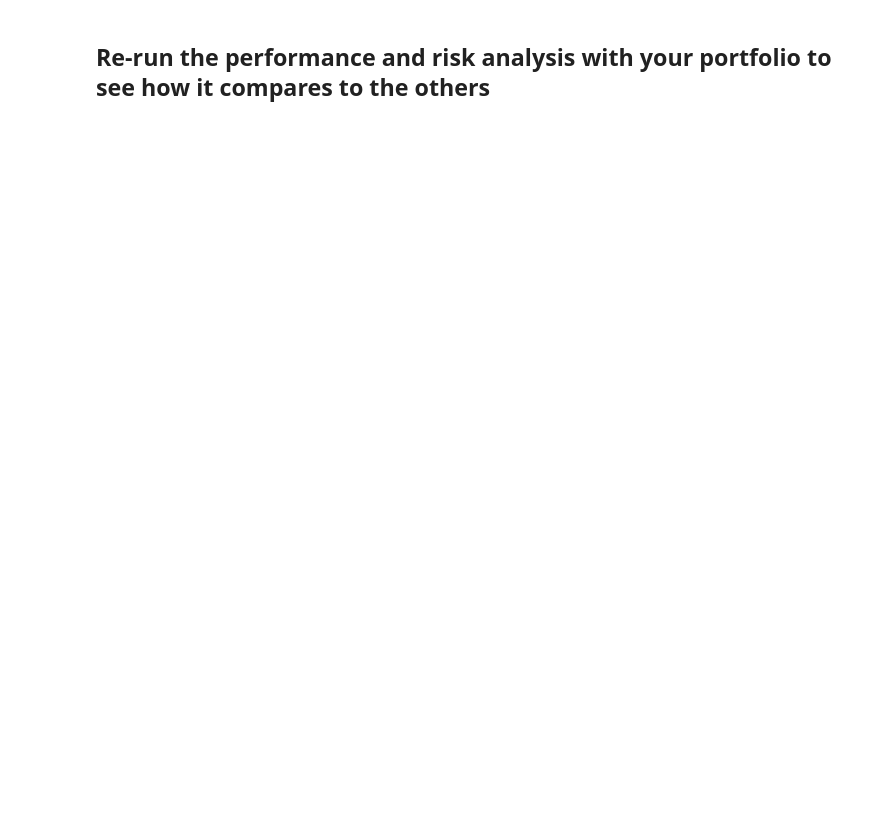
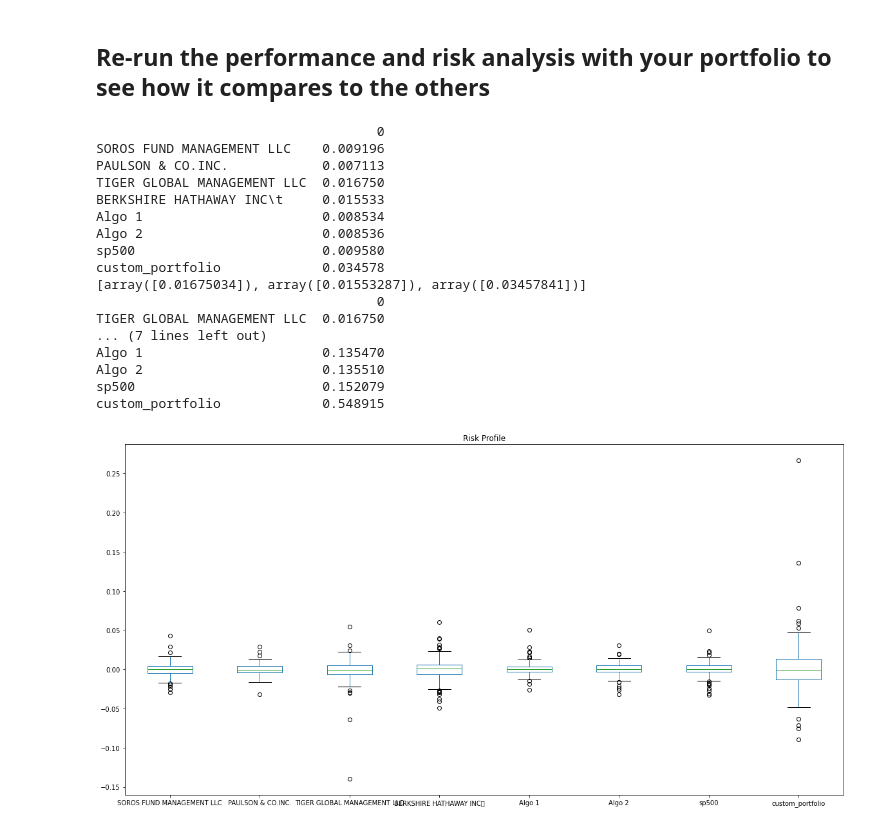
Before and after one commit to SeminoleCasa/hw-3, a Jupyter notebook: whale_analysis.ipynb, the cells around one changed output. Drawn from its saved outputs; the diff is of its cells as text; code cells hidden in the pictures; blank space fills up the shorter version.

Commit message:
risk analysis for custom portfolio

```diff
--- a/whale_analysis.ipynb
+++ b/whale_analysis.ipynb
@@ -387,5 +457,5 @@ fb_data.head()
 # %%
 # Drop Nulls
-# YOUR CODE HERE
+custom_portfolio.dropna(inplace = True)
 # %% [markdown]
 ## Calculate the weighted returns for the portfolio assuming an equal number of shares for each stock
@@ -395,0 +462,7 @@ weights = [1/3, 1/3, 1/3]
+# %%
+# Calculate weighted portfolio returns
+weights = [.25, .25, .25, .25]
+portfolio_returns = custom_portfolio.pct_change()
+portfolio_returns.dropna(inplace = True)
+weighted_portfolio_returns = pd.DataFrame(portfolio_returns.dot(weights))
+weighted_portfolio_returns.head
@@ -400,0 +486,5 @@ weights = [1/3, 1/3, 1/3]
+# %%
+# Add your "Custom" portfolio to the larger dataframe of fund returns
+all_returns = pd.concat([combined_returns, weighted_portfolio_returns], axis = "columns", join = "inner")
+all_returns.columns = ["SOROS FUND MANAGEMENT LLC", "PAULSON & CO.INC.", "TIGER GLOBAL MANAGEMENT LLC", "BERKSHIRE HATHAWAY INC	", "Algo 1", "Algo 2", "sp500", "custom_portfolio"]
+all_returns.head()
@@ -401,5 +498,5 @@ weights = [1/3, 1/3, 1/3]
 # %%
 # Only compare dates where return data exists for all the stocks (drop NaNs)
-# YOUR CODE HERE
+all_returns.dropna(inplace = True)
 # %% [markdown]
 ## Re-run the performance and risk analysis with your portfolio to see how it compares to the others
@@ -409,3 +503,45 @@ weights = [1/3, 1/3, 1/3]
+# %%
+# Risk
+all_returns.plot(kind="box", figsize=(20,10),title="Risk Profile")
+# std
+data = all_returns.std()
+risk_management = pd.DataFrame(data)
+print(risk_management)
+sp500_std = risk_management.loc['sp500', 0]
+
+filtered_dataset = []
+for row in risk_management.values:
+    if (row[0] > sp500_std ):
+        filtered_dataset.append(row)
+
+print(filtered_dataset)
+
+# riskiest_portfolios
+riskiest_portfolios = risk_management.loc[risk_management[0] > sp500_std]
+print(riskiest_portfolios)
+
+# annualized_std
+annualized_returns_std = risk_management * np.sqrt(252)
+print(annualized_returns_std)
+# %% [output]
+                                    0
+SOROS FUND MANAGEMENT LLC    0.009196
+PAULSON & CO.INC.            0.007113
+TIGER GLOBAL MANAGEMENT LLC  0.016750
+BERKSHIRE HATHAWAY INC\t     0.015533
+Algo 1                       0.008534
+Algo 2                       0.008536
+sp500                        0.009580
+custom_portfolio             0.034578
+[array([0.01675034]), array([0.01553287]), array([0.03457841])]
+                                    0
+TIGER GLOBAL MANAGEMENT LLC  0.016750
+... (7 lines left out)
+Algo 1                       0.135470
+Algo 2                       0.135510
+sp500                        0.152079
+custom_portfolio             0.548915
+[figure, added]
 # %%
 # Rolling
 # YOUR CODE HERE
```
Also changed, not shown: parts of 14 cells of this notebook, 1 other file.
